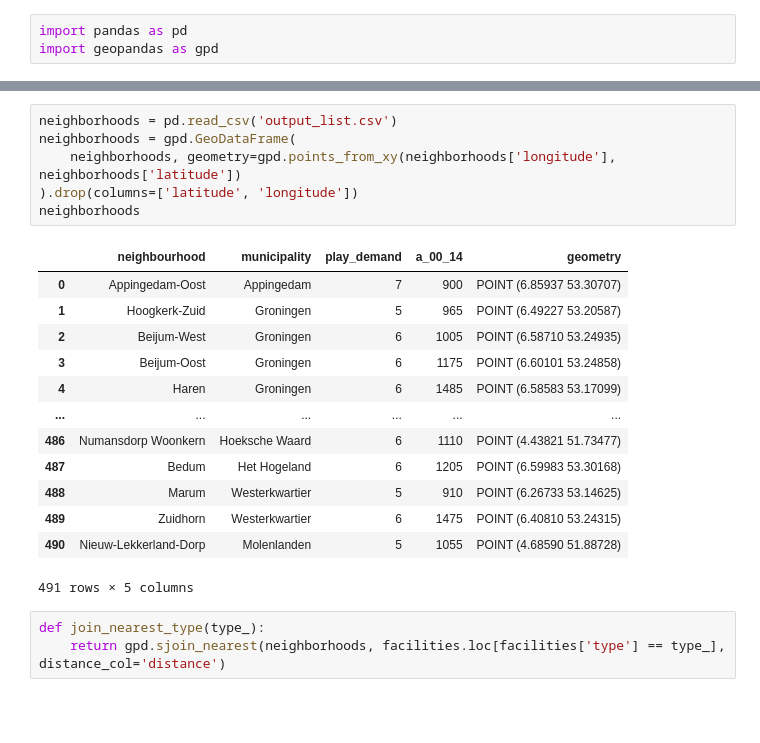
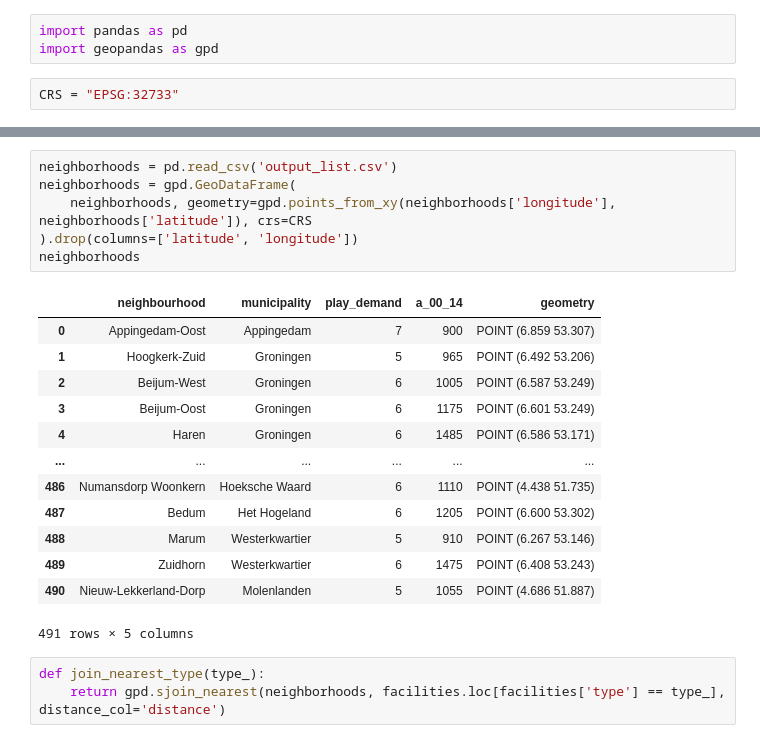
Before and after one commit to Fhashemi91/DEiA-2, a Jupyter notebook: neighborhood_facilities.ipynb, the cells around one changed output, grey strips where cells are left out. Drawn from its saved outputs; the diff is of its cells as text; blank space fills up the shorter version.

```diff
--- a/neighborhood_facilities.ipynb
+++ b/neighborhood_facilities.ipynb
@@ -1,6 +1,8 @@
 # %%
 import pandas as pd
 import geopandas as gpd
+# %%
+CRS = "EPSG:32733"
 # %%
 facilities = pd.read_csv('nl_osm_locations.csv')
 facilities = gpd.GeoDataFrame(
@@ -24,22 +11,22 @@ facilities
 # %%
 neighborhoods = pd.read_csv('output_list.csv')
 neighborhoods = gpd.GeoDataFrame(
-    neighborhoods, geometry=gpd.points_from_xy(neighborhoods['longitude'], neighborhoods['latitude'])
+    neighborhoods, geometry=gpd.points_from_xy(neighborhoods['longitude'], neighborhoods['latitude']), crs=CRS
 ).drop(columns=['latitude', 'longitude'])
 neighborhoods
 # %% [output]
 |  | neighbourhood | municipality | play_demand | a_00_14 | geometry |
-| 0 | Appingedam-Oost | Appingedam | 7 | 900 | POINT (6.85937 53.30707) |
-| 1 | Hoogkerk-Zuid | Groningen | 5 | 965 | POINT (6.49227 53.20587) |
-| 2 | Beijum-West | Groningen | 6 | 1005 | POINT (6.58710 53.24935) |
-| 3 | Beijum-Oost | Groningen | 6 | 1175 | POINT (6.60101 53.24858) |
-| 4 | Haren | Groningen | 6 | 1485 | POINT (6.58583 53.17099) |
+| 0 | Appingedam-Oost | Appingedam | 7 | 900 | POINT (6.859 53.307) |
+| 1 | Hoogkerk-Zuid | Groningen | 5 | 965 | POINT (6.492 53.206) |
+| 2 | Beijum-West | Groningen | 6 | 1005 | POINT (6.587 53.249) |
+| 3 | Beijum-Oost | Groningen | 6 | 1175 | POINT (6.601 53.249) |
+| 4 | Haren | Groningen | 6 | 1485 | POINT (6.586 53.171) |
 | ... | ... | ... | ... | ... | ... |
-| 486 | Numansdorp Woonkern | Hoeksche Waard | 6 | 1110 | POINT (4.43821 51.73477) |
-| 487 | Bedum | Het Hogeland | 6 | 1205 | POINT (6.59983 53.30168) |
-| 488 | Marum | Westerkwartier | 5 | 910 | POINT (6.26733 53.14625) |
-| 489 | Zuidhorn | Westerkwartier | 6 | 1475 | POINT (6.40810 53.24315) |
-| 490 | Nieuw-Lekkerland-Dorp | Molenlanden | 5 | 1055 | POINT (4.68590 51.88728) |
+| 486 | Numansdorp Woonkern | Hoeksche Waard | 6 | 1110 | POINT (4.438 51.735) |
+| 487 | Bedum | Het Hogeland | 6 | 1205 | POINT (6.600 53.302) |
+| 488 | Marum | Westerkwartier | 5 | 910 | POINT (6.267 53.146) |
+| 489 | Zuidhorn | Westerkwartier | 6 | 1475 | POINT (6.408 53.243) |
+| 490 | Nieuw-Lekkerland-Dorp | Molenlanden | 5 | 1055 | POINT (4.686 51.887) |
 491 rows × 5 columns
 # %%
 def join_nearest_type(type_):
```
Also changed, not shown: parts of 6 cells of this notebook, 12 other files.
